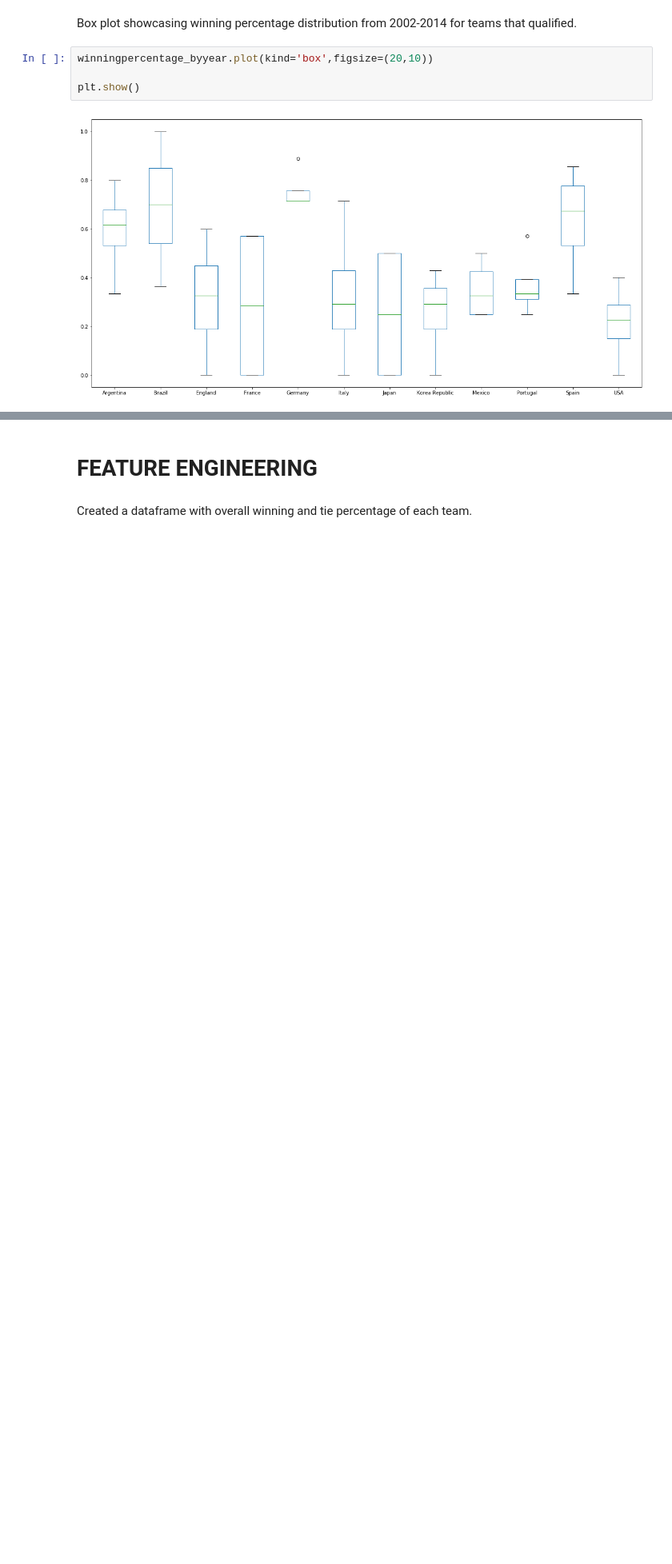
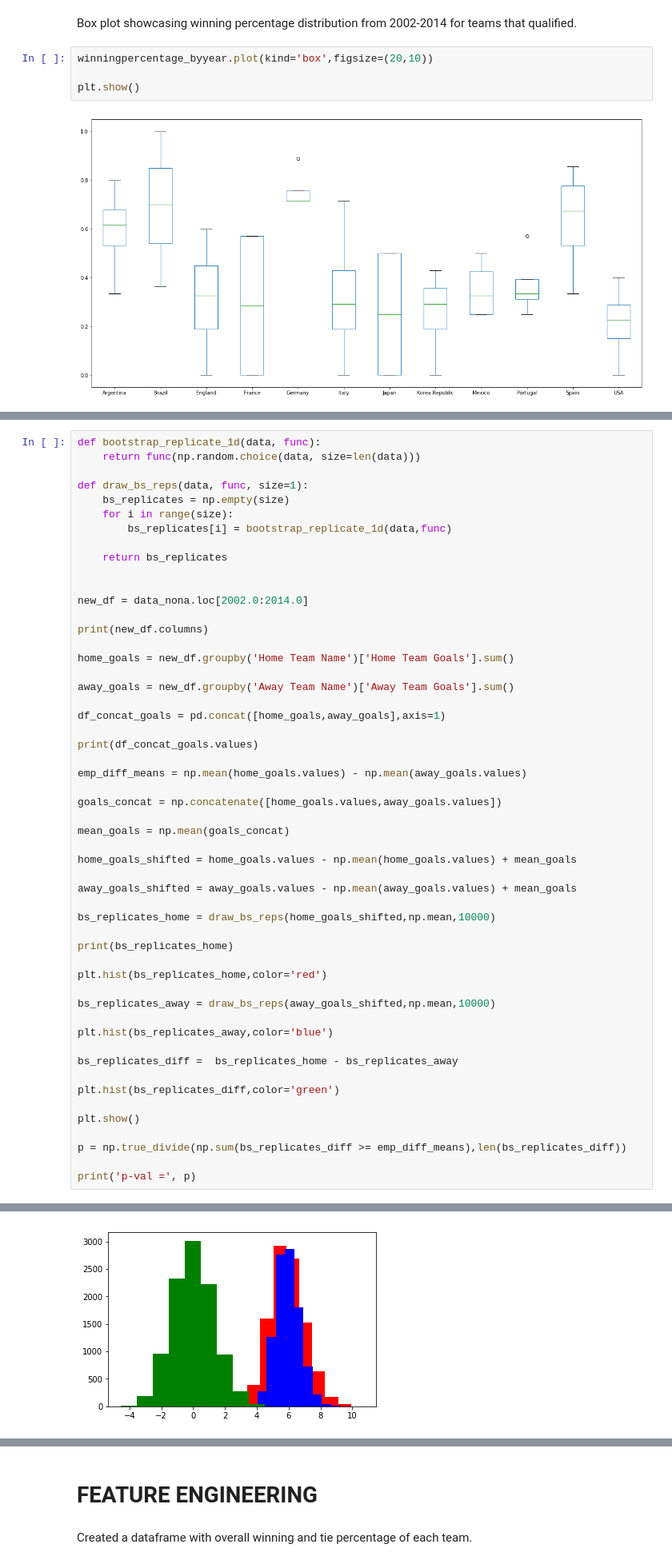
Before and after one commit to asifbala/NewProject, a Jupyter notebook: CapProjectOne.ipynb, the cells around one changed output, grey strips where cells are left out. Shown: that part at 80% size. Drawn from its saved outputs; the diff is of its cells as text; blank space fills up the shorter version.

```diff
--- a/CapProjectOne.ipynb
+++ b/CapProjectOne.ipynb
@@ -177,0 +188,54 @@ plt.show()
+# %%
+def bootstrap_replicate_1d(data, func):
+    return func(np.random.choice(data, size=len(data)))
+
+def draw_bs_reps(data, func, size=1):
+    bs_replicates = np.empty(size)
+    for i in range(size):
+        bs_replicates[i] = bootstrap_replicate_1d(data,func)
+
+    return bs_replicates
+
+
+new_df = data_nona.loc[2002.0:2014.0]
+
+print(new_df.columns)
+
+home_goals = new_df.groupby('Home Team Name')['Home Team Goals'].sum()
+
+away_goals = new_df.groupby('Away Team Name')['Away Team Goals'].sum()
+
+df_concat_goals = pd.concat([home_goals,away_goals],axis=1)
+
+print(df_concat_goals.values)
+
+emp_diff_means = np.mean(home_goals.values) - np.mean(away_goals.values)
+
+goals_concat = np.concatenate([home_goals.values,away_goals.values])
+
+mean_goals = np.mean(goals_concat)
+
+home_goals_shifted = home_goals.values - np.mean(home_goals.values) + mean_goals
+
+away_goals_shifted = away_goals.values - np.mean(away_goals.values) + mean_goals
+
+bs_replicates_home = draw_bs_reps(home_goals_shifted,np.mean,10000)
+
+print(bs_replicates_home)
+
+plt.hist(bs_replicates_home,color='red')
+
+bs_replicates_away = draw_bs_reps(away_goals_shifted,np.mean,10000)
+
+plt.hist(bs_replicates_away,color='blue')
+
+bs_replicates_diff =  bs_replicates_home - bs_replicates_away
+
+plt.hist(bs_replicates_diff,color='green')
+
+plt.show()
+
+p = np.true_divide(np.sum(bs_replicates_diff >= emp_diff_means),len(bs_replicates_diff))
+
+print('p-val =', p)
+# %% [output]
@@ -177,0 +259 @@ plt.show()
+[figure, added]
```
Also changed, not shown: parts of 7 cells of this notebook.
